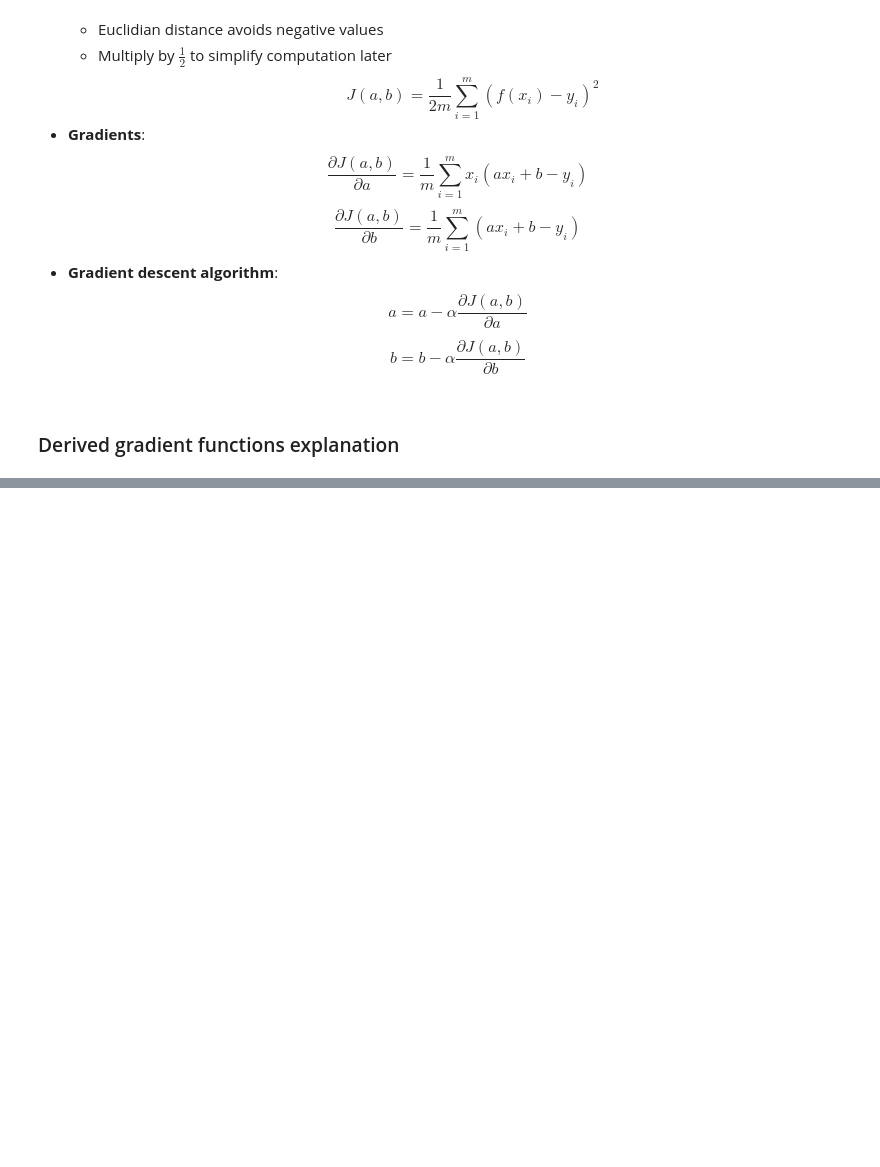
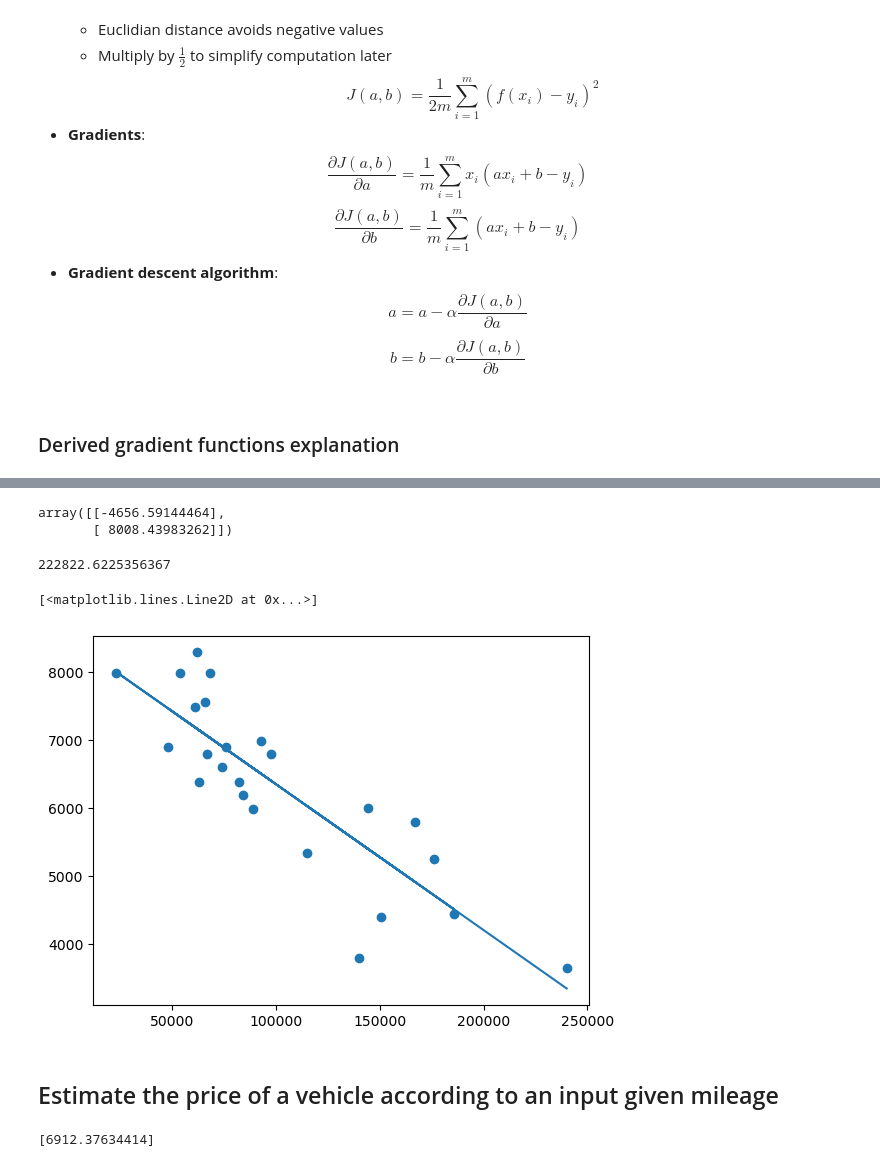
Before and after one commit to benoitTerral/ft_linear_regression, a Jupyter notebook: ft_linear_regression.ipynb, the cells around one changed output, grey strips where cells are left out. Drawn from its saved outputs; the diff is of its cells as text; code cells hidden in the pictures; blank space fills up the shorter version.

```diff
--- a/ft_linear_regression.ipynb
+++ b/ft_linear_regression.ipynb
@@ -45,0 +168,11 @@ $$ (g ◦ f)' = f' * g'(f) $$
+# %%
+def grad(X, y, theta):
+	m = len(y)
+	return 1/m * X.T.dot(model(X, theta) - y)
+# %%
+def gradient_descent(X, y ,theta, learning_rate, n_iterations):
+    cost_history = np.zeros(n_iterations)
+    for i in range(0,  n_iterations):
+        theta = theta - learning_rate * grad(X, y, theta)
+        cost_history[i] = cost_function(X, y, theta)
+    return theta, cost_history
@@ -45,0 +203,22 @@ $$ (g ◦ f)' = f' * g'(f) $$
+# %%
+theta_final, cost_history = gradient_descent(X, y, theta, learning_rate
+                               = 0.5, n_iterations = 1000)
+# %%
+theta_final
+# %% [output]
+array([[-4656.59144464],
+       [ 8008.43983262]])
+# %%
+cost_function(X, y, theta_final)
+# %% [output]
+222822.6225356367
+# %%
+predictions = model(X, theta_final)
+# %%
+plt.scatter(df['km'], df['price'])
+plt.plot(df['km'], predictions)
+# %% [output]
+[<matplotlib.lines.Line2D at 0x...>]
+[figure, added]
+# %% [markdown]
+## Estimate the price of a vehicle according to an input given mileage
@@ -45,0 +229,6 @@ $$ (g ◦ f)' = f' * g'(f) $$
+# %%
+estimation = 74000.0
+price = estimate(estimation, theta_final)
+print(price)
+# %% [output]
+[6912.37634414]
```
Also changed, not shown: parts of 26 cells of this notebook.
